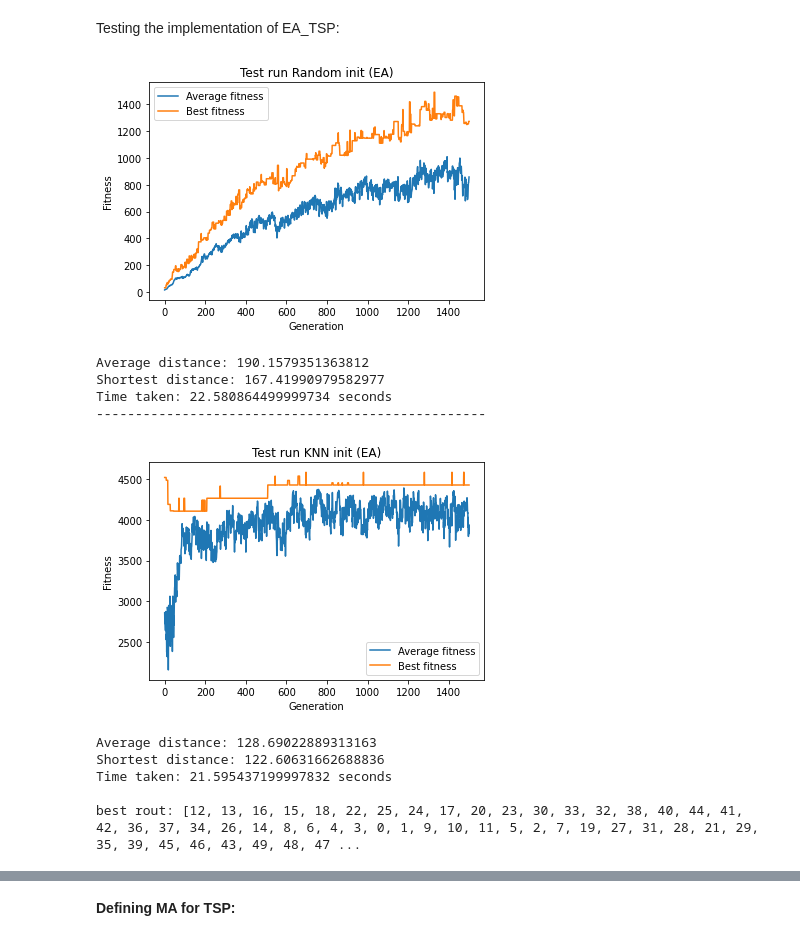
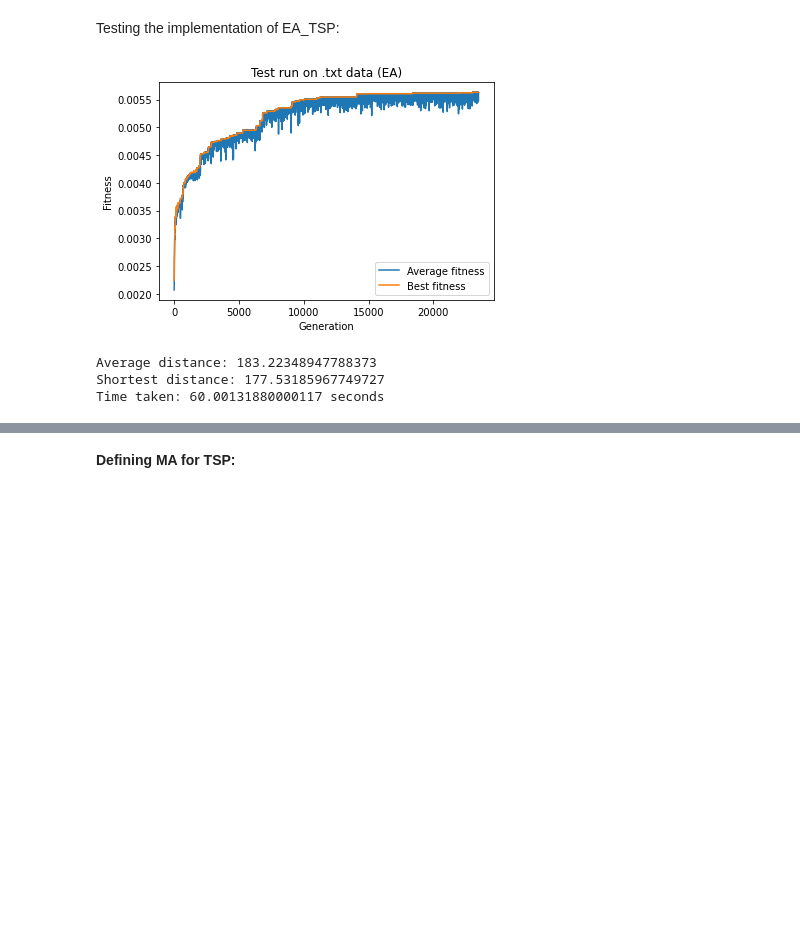
Before and after one commit to lkruger27/NaturalComputing, a Jupyter notebook: A1Q6v4.ipynb, the cells around one changed output, grey strips where cells are left out. Saved outputs shown, nothing was run; the diff lists cells and outputs as text; code cells hidden in the pictures; blank space fills up the shorter version.

```diff
--- a/A1Q6v4.ipynb
+++ b/A1Q6v4.ipynb
@@ -378,24 +334,41 @@ print(mutation_on_perms(list3, 2, 5))
 class EA_TSP(ABC_EA):
 
     def __tot_distance(self, perm):
-        return np.sum(np.linalg.norm(self._d_data[perm[1:]] - self._d_data[perm[:-1]], axis = 1))
+        return np.sum(np.linalg.norm(self._d_data[perm[1:]] \
+                                     - self._d_data[perm[:-1]], axis = 1))
 
-      # calculating the distances all at once is quicker than one at a time, when applicable:
+      # calculating the distances all at once is quicker than one at a time,
+      # when applicable:
     def __tot_distance_arr(self, arr_o_perm):
         arr_o_arr = np.array(list(arr_o_perm))
-        return np.sum(np.linalg.norm(self._d_data[arr_o_arr[:,1:]] - self._d_data[arr_o_arr[:,:-1]], \
+        return np.sum(np.linalg.norm(self._d_data[arr_o_arr[:,1:]] \
+                                     - self._d_data[arr_o_arr[:,:-1]], \
                                      axis = 2), axis = 1)
 
     @staticmethod
     def fitness_tf(x):
-        return (1000 / x) ** 4
+        return 1 / x
 
 
     def _ABC_EA__update_fitness(self):
         self._d_fitness = self.fitness_tf(self.__tot_distance_arr(self._d_pop))
 
 
-    def __init__(self, data, pop_size, init_fun = RND_init, cross_prob = 0.4, mut_prob = 0.1, rng = rnd.default_rng()):
+    def _ABC_EA__select(self, numb):
+        selected = np.zeros(numb, dtype = int)
+        arr_pairs = np.zeros((numb, 2), dtype = int)
+        for idx in range(numb):
+            arr_pairs[idx] = self._d_rng.choice(numb, 2, replace = False)
+        indexes = np.arange(numb)
+        selected = np.where(self._d_fitness[arr_pairs[indexes, 0]] < \
+                                self._d_fitness[arr_pairs[indexes, 1]], \
+                            arr_pairs[indexes, 1], arr_pairs[indexes, 0])
+
+        return self._d_pop[selected]
+
+
+    def __init__(self, data, pop_size, init_fun = RND_init, \
+                 cross_prob = 0.4, mut_prob = 0.1, rng = rnd.default_rng()):
         '''
             Parameters:
             ----------------------------------
@@ -419,14 +392,17 @@ class EA_TSP(ABC_EA):
         parents_size = np.shape(parents)[0]
         perm_size = len(parents[0])
         children = parents
-        to_cross = np.where(self._d_rng.binomial(1, self._d_cross_prob, size = parents_size))[0]
+        to_cross = np.where(self._d_rng.binomial(1, self._d_cross_prob, \
+                                                 size = parents_size))[0]
 
         for idx in range(np.size(to_cross)):
             if idx + 1 == np.size(to_cross):
                 break
-            posits = np.sort(self._d_rng.choice(np.arange(1, perm_size), 2, replace = False))
+            posits = np.sort(self._d_rng.choice(np.arange(1, perm_size), \
+                                                2, replace = False))
             children[to_cross[idx]], children[to_cross[idx + 1]] = \
-                crossover_on_perms(parents[to_cross[idx]], parents[to_cross[idx + 1]], posits[0], posits[1])
+                crossover_on_perms(parents[to_cross[idx]], \
+                                   parents[to_cross[idx + 1]], posits[0], posits[1])
             children[to_cross[idx]] = self.__local_opt(children[to_cross[idx]])
             children[to_cross[idx + 1]] = self.__local_opt(children[to_cross[idx + 1]])
         return children
@@ -438,10 +414,12 @@ class EA_TSP(ABC_EA):
         to_mutate = np.where(self._d_rng.binomial(1, self._d_mut_prob, children_size))[0]
         if np.size(to_mutate) != 0:
             for idx in to_mutate:
-                posits = np.sort(self._d_rng.choice(np.arange(child_size), 2, replace = False))
+                posits = np.sort(self._d_rng.choice(np.arange(child_size), \
+                                                    2, replace = False))
                 children[idx] = mutation_on_perms(children[idx], posits[0], posits[1])
                 children[idx] = self.__local_opt(children[idx])
         return children
+
 
     def _ABC_EA__give_additional(self):
         distances = self.__tot_distance_arr(self._d_pop)
@@ -449,26 +427,12 @@ class EA_TSP(ABC_EA):
         print('Shortest distance:', np.min(distances))
 # %% [markdown]
 Testing the implementation of EA_TSP:
-# %%
-ev_alg = EA_TSP(txt_data, 400,  mut_prob = 0.01, cross_prob = 0.2)
-ev_alg.optimize(1500, title = 'Test run Random init (EA)', plot = True, time = True, time_limit = 60)
-
-print('--------------------------------------------------')
-
-ev_alg1 = EA_TSP(txt_data, 400, KNN_init, mut_prob = 0.01, cross_prob = 0.2)
-arr_avg, arr_max, best, _ = ev_alg1.optimize(1500, title = 'Test run KNN init (EA)', \
-                                             plot = True, ret = True, time = True, time_limit = 60)
-
-print('\nbest rout:', best)
-# %% [output]
-[figure, removed]
-Average distance: 190.1579351363812
-Shortest distance: 167.41990979582977
-Time taken: 22.580864499999734 seconds
---------------------------------------------------
-[figure, removed]
-Average distance: 128.69022889313163
-Shortest distance: 122.60631662688836
-Time taken: 21.595437199997832 seconds
-
-best rout: [12, 13, 16, 15, 18, 22, 25, 24, 17, 20, 23, 30, 33, 32, 38, 40, 44, 41, 42, 36, 37, 34, 26, 14, 8, 6, 4, 3, 0, 1, 9, 10, 11, 5, 2, 7, 19, 27, 31, 28, 21, 29, 35, 39, 45, 46, 43, 49, 48, 47 ...
+# %%
+ev_alg = EA_TSP(txt_data, 50,  mut_prob = 0.01, cross_prob = 0.2)
+ev_alg.optimize(100000, title = 'Test run on .txt data (EA)', plot = True, \
+                time = True, time_limit = 60)
+# %% [output]
+[figure, added]
+Average distance: 183.22348947788373
+Shortest distance: 177.53185967749727
+Time taken: 60.00131880000117 seconds
```
Also changed, not shown: parts of 34 cells of this notebook.
